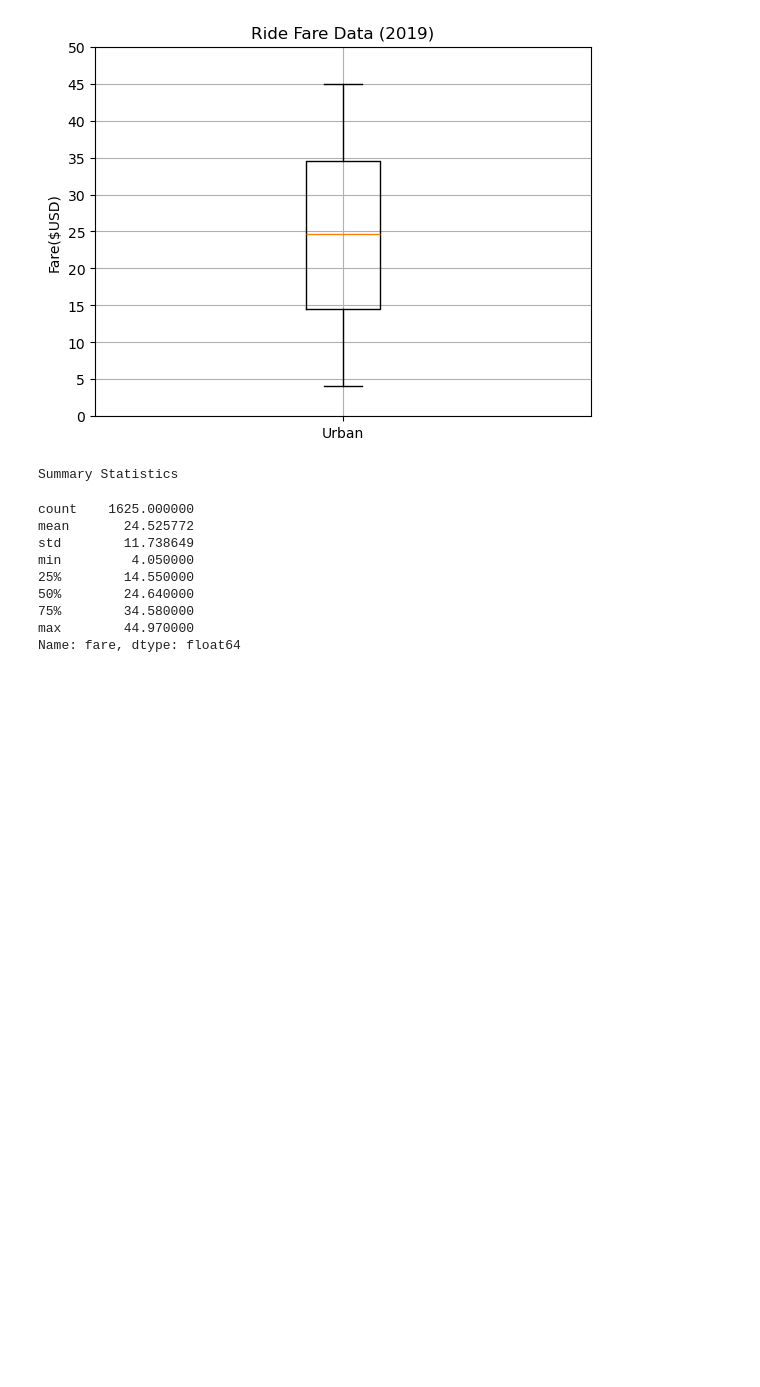
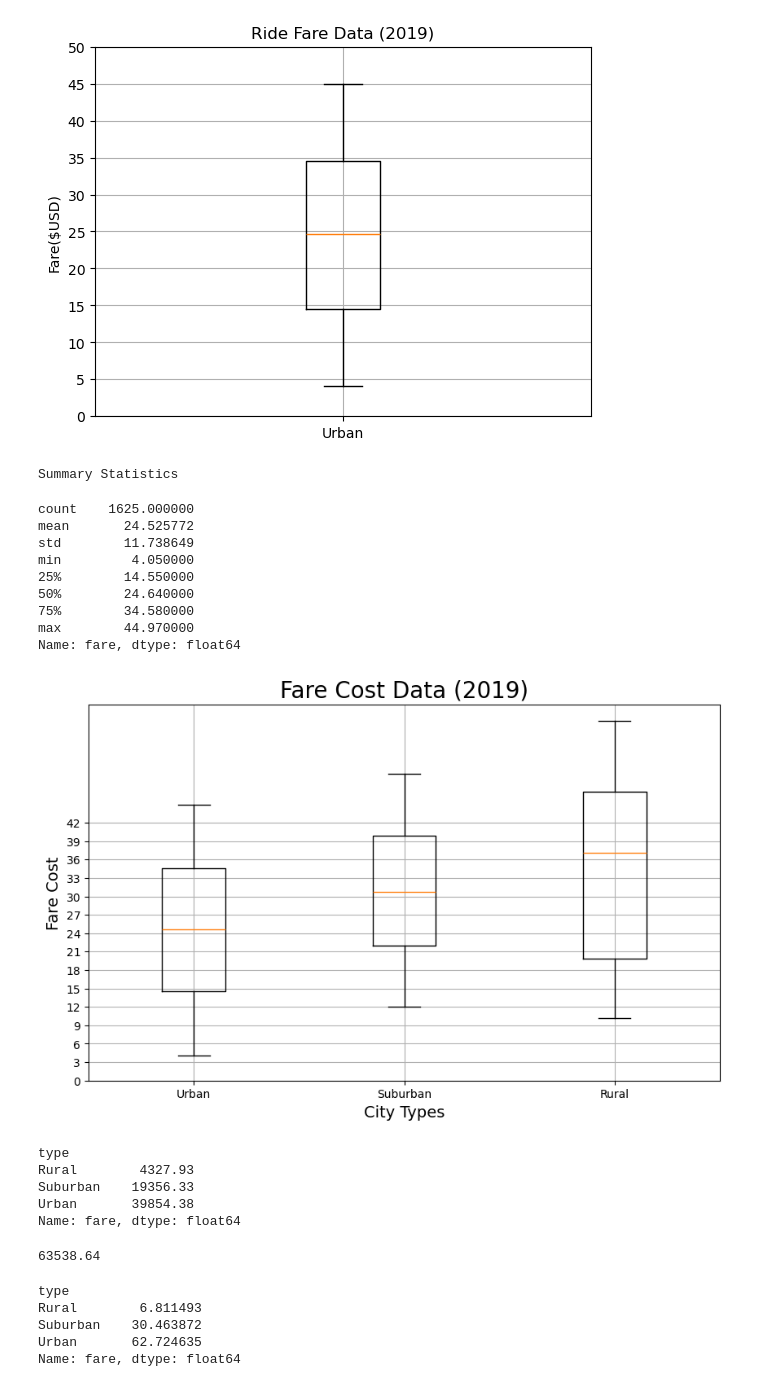
Before and after one commit to jdaccache96/PyBer_Analysis, a Jupyter notebook: PyBer.ipynb, the cells around one changed output. Saved outputs shown, nothing was run; the diff lists cells and outputs as text; code cells hidden in the pictures; blank space fills up the shorter version.

```diff
--- a/PyBer.ipynb
+++ b/PyBer.ipynb
@@ -387,14 +388,43 @@ Name: fare, dtype: float64
 # %%
 # Add all ride count box-and-whisker plots to the same graph.
 x_labels = ["Urban", "Suburban","Rural"]
-fare_data = [urban_fares, suburban_fares, rural_far]
+fare_data = [urban_fares, suburban_fares, rural_fares]
 fig, ax = plt.subplots(figsize=(10, 6))
-ax.set_title('Ride Count Data (2019)',fontsize=20)
-ax.set_ylabel('Number of Rides',fontsize=14)
+ax.set_title('Fare Cost Data (2019)',fontsize=20)
+ax.set_ylabel('Fare Cost',fontsize=14)
 ax.set_xlabel("City Types",fontsize=14)
-ax.boxplot(ride_count_data, labels=x_labels)
+ax.boxplot(fare_data, labels=x_labels)
 ax.set_yticks(np.arange(0, 45, step=3.0))
 ax.grid()
 # Save the figure.
-plt.savefig("analysis/Fig2.png")
+plt.savefig("analysis/Fig4.png")
 plt.show()
+# %% [output]
+[figure, added]
+# %%
+#Get the sum of the fares for each city type
+sum_fares_by_type = pyber_data_df.groupby(['type']).sum()['fare']
+sum_fares_by_type
+# %% [output]
+type
+Rural        4327.93
+Suburban    19356.33
+Urban       39854.38
+Name: fare, dtype: float64
+# %%
+#Get the sum of all the fares
+total_fares = pyber_data_df['fare'].sum()
+total_fares
+# %% [output]
+63538.64
+# %%
+#Calculate the percentage of fare for each city type
+type_percents = 100 * sum_fares_by_type / total_fares
+type_percents
+#CAN COMBINE THE LAST 3 CELLS INTO ONE
+# %% [output]
+type
+Rural        6.811493
+Suburban    30.463872
+Urban       62.724635
+Name: fare, dtype: float64
```
Also changed, not shown: parts of 2 cells of this notebook, 1 other file.
